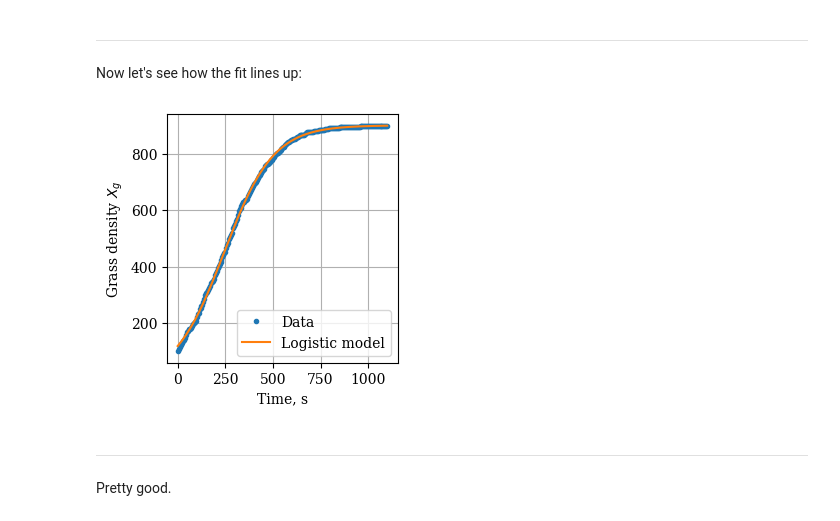
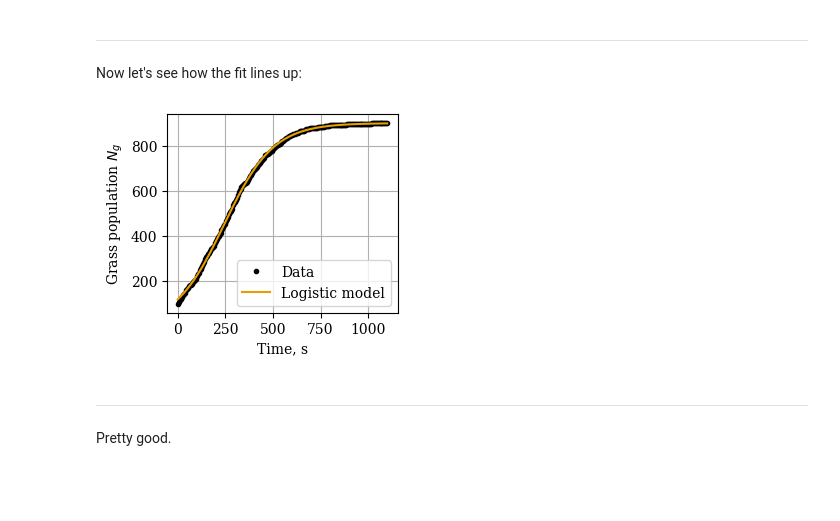
Before and after one commit to ELFREELAND/minecraft_sheep, a Jupyter notebook: grass_growth/grass_growth.ipynb, the cells around one changed output. Drawn from its saved outputs; the diff is of its cells as text; code cells hidden in the pictures; blank space fills up the shorter version.

```diff
--- a/grass_growth/grass_growth.ipynb
+++ b/grass_growth/grass_growth.ipynb
@@ -12,6 +13,14 @@ import scipy as sp
 # %%
 #set serif font
 plt.rcParams["font.family"]="serif"
+# %%
+#colorblind optimized color cycle
+#https://doi.org/10.1038/nmeth.1618
+wong_colors = ["#000000", "#E69F00",
+               "#56B4e9", "#009E73",
+               "#F0E442", "#0072B2",
+               "#D55E00", "#CC79A7"]
+wong_cycle = mpl.rcsetup.cycler(color=wong_colors)
 # %% [markdown]
 ## Load Data
 ***
@@ -91,21 +100,22 @@ Now let's see how the fit lines up:
 # %%
 grass_fit = logistic(time, solution[0][0], solution[0][1])
 
-f, ax = plt.subplots(figsize=(3,3), layout="constrained")
+f, ax = plt.subplots(figsize=(3,2.5), layout="constrained")
+ax.set_prop_cycle(wong_cycle)
 
 ax.plot(time, grass_frac, ".", label="Data")
 ax.plot(time, grass_fit, "-", label="Logistic model")
 
 ax.grid(True)
 ax.set_xlabel("Time, s")
-ax.set_ylabel("Grass density $X_g$")
+ax.set_ylabel("Grass population $N_g$")
 
 ax.legend()
 
 #plt.show()
 plt.savefig("grass_logistic.pdf")
 # %% [output]
-[figure, old version]
+[figure, new version]
 # %% [markdown]
 ***
 Pretty good.
```
Also changed, not shown: parts of 1 cell of this notebook, 17 other files.
